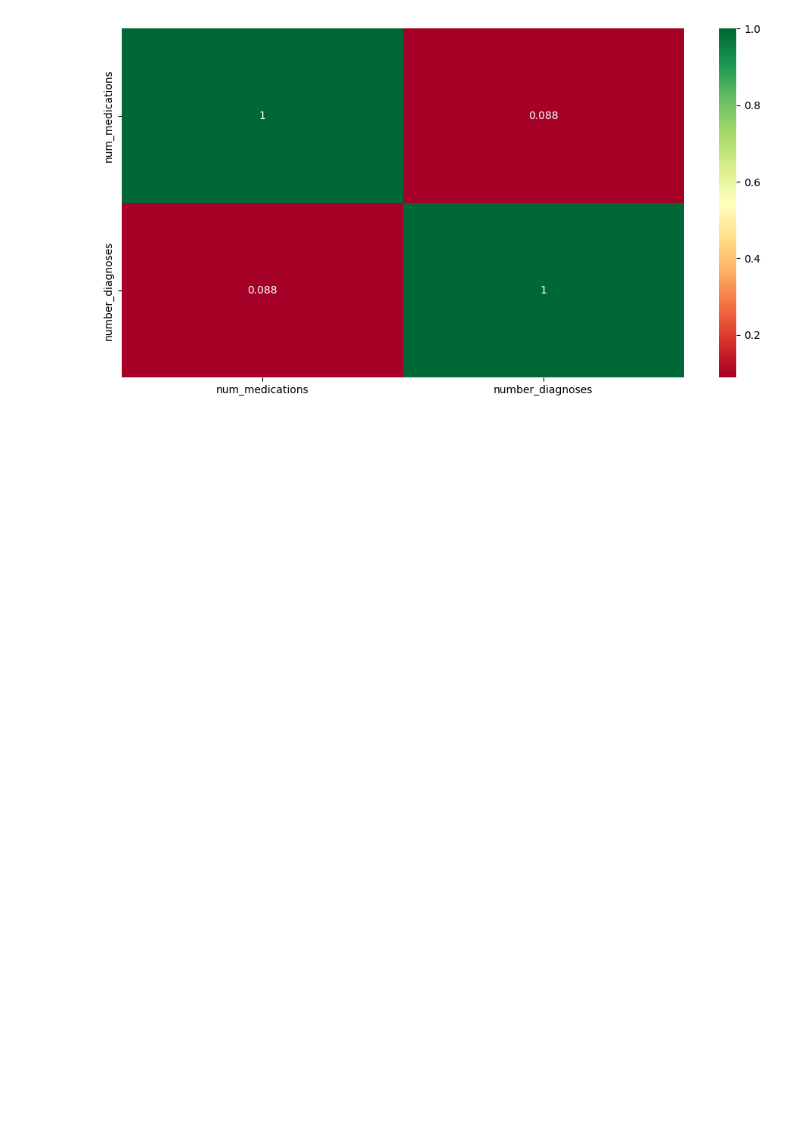
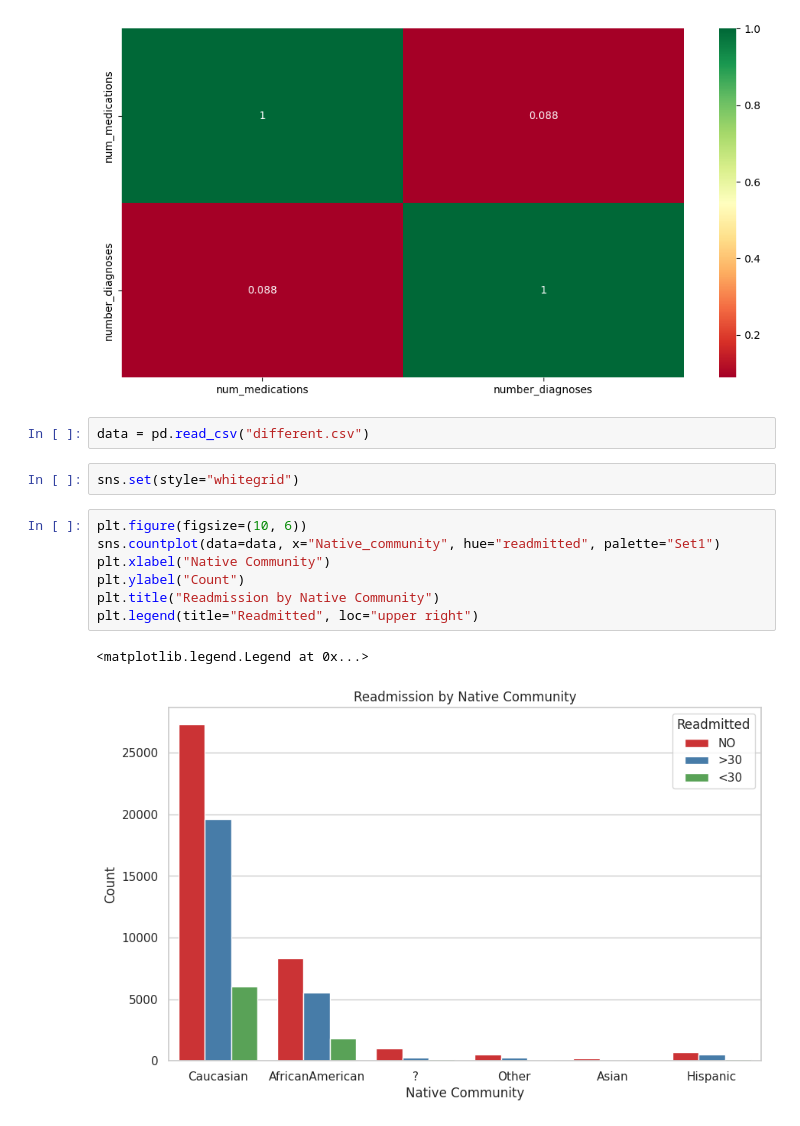
Before and after one commit to Abhisekdassleek/abhisekdas, a Jupyter notebook: second_.ipynb, the cells around one changed output. Cells and saved outputs as stored; diff of their text form; blank space fills up the shorter version.

```diff
--- a/second_.ipynb
+++ b/second_.ipynb
@@ -103,3 +103,17 @@ plt.figure(figsize=(12,6))
 g=sns.heatmap(final_dataset[top_corr_features].corr(),annot=True,cmap="RdYlGn")
 # %% [output]
 [figure]
+# %%
+data = pd.read_csv("different.csv")
+# %%
+sns.set(style="whitegrid")
+# %%
+plt.figure(figsize=(10, 6))
+sns.countplot(data=data, x="Native_community", hue="readmitted", palette="Set1")
+plt.xlabel("Native Community")
+plt.ylabel("Count")
+plt.title("Readmission by Native Community")
+plt.legend(title="Readmitted", loc="upper right")
+# %% [output]
+<matplotlib.legend.Legend at 0x...>
+[figure, added]
```
Also changed, not shown: parts of 2 cells of this notebook.
